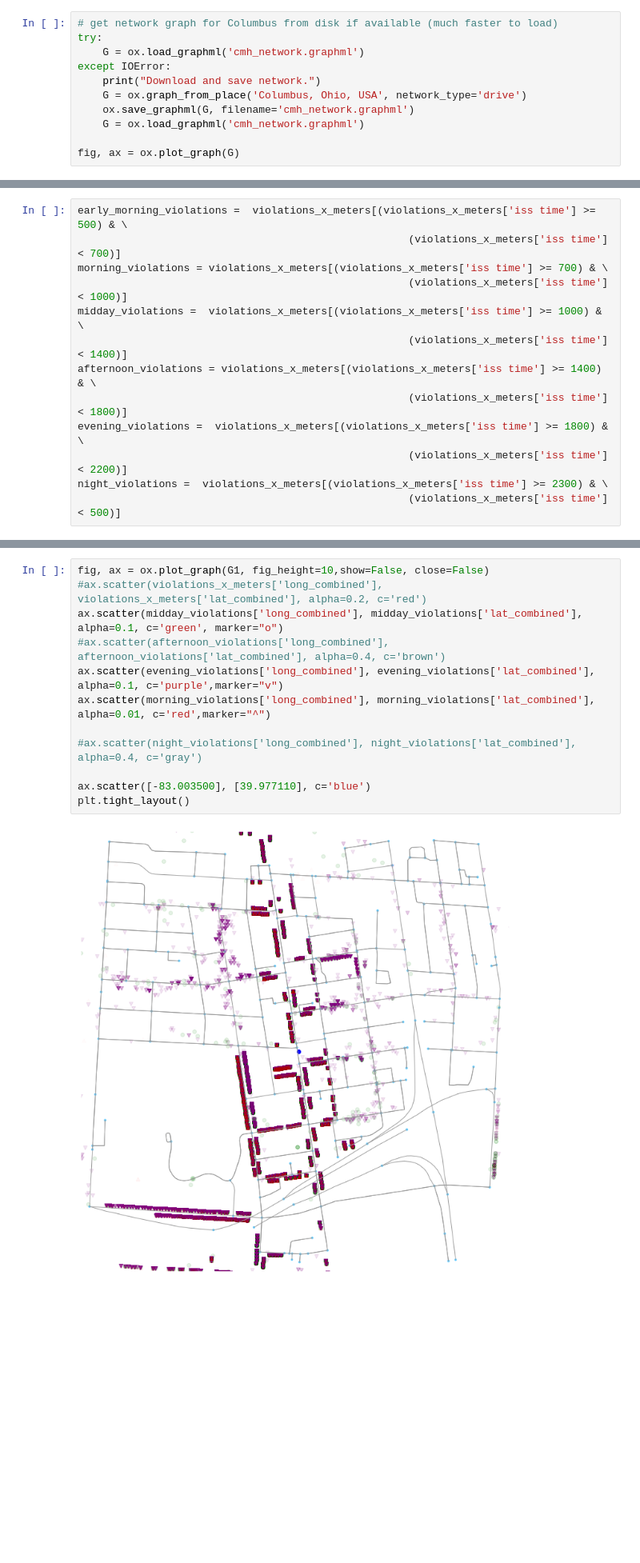
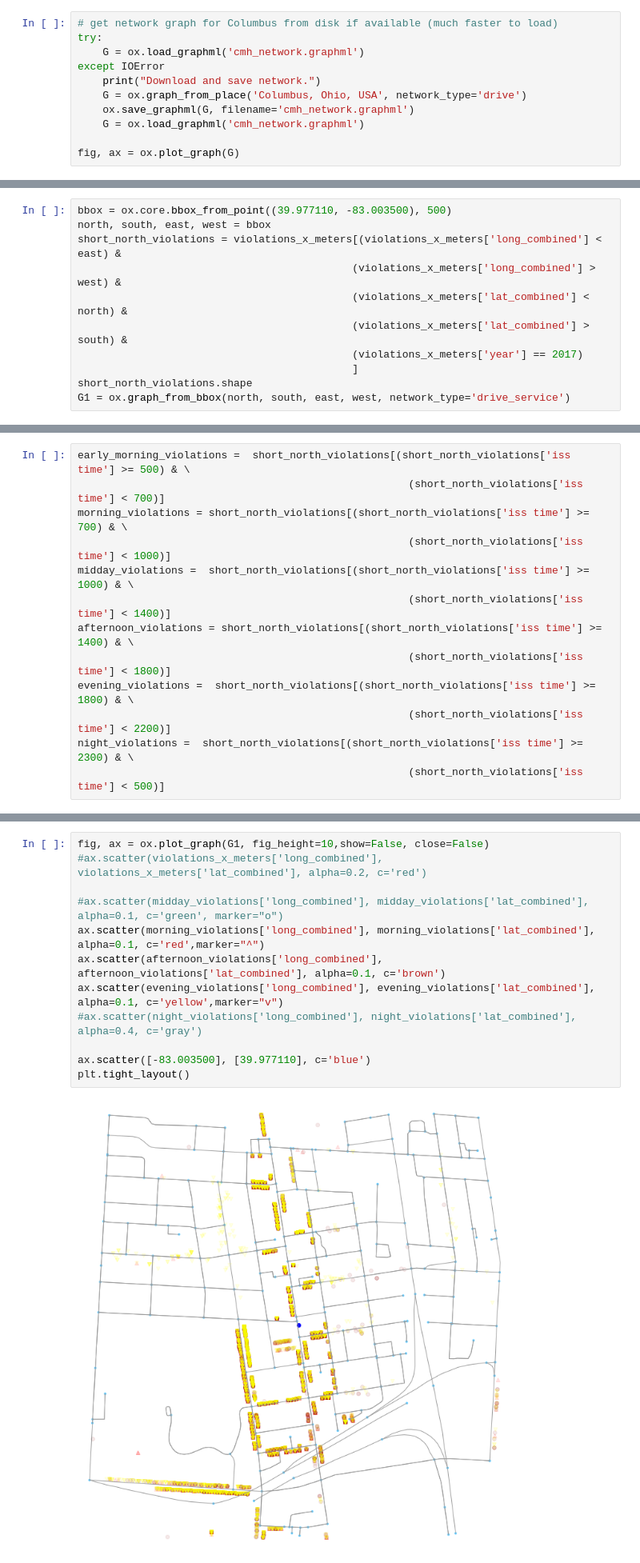
Before and after one commit to osofariu/cmh-parking-tickets, a Jupyter notebook: notebooks/Cmh_Parking_Violation.ipynb, the cells around one changed output, grey strips where cells are left out. Shown at 80% size. Saved outputs shown, nothing was run; the diff lists cells and outputs as text; blank space fills up the shorter version.

```diff
--- a/notebooks/Cmh_Parking_Violation.ipynb
+++ b/notebooks/Cmh_Parking_Violation.ipynb
@@ -197,7 +217,7 @@ ax.minorticks_on()
 # get network graph for Columbus from disk if available (much faster to load)
 try:
     G = ox.load_graphml('cmh_network.graphml')
-except IOError:
+except IOError
     print("Download and save network.")
     G = ox.graph_from_place('Columbus, Ohio, USA', network_type='drive')
     ox.save_graphml(G, filename='cmh_network.graphml')
@@ -327,3 +365,14 @@ ax.scatter(violations_x_meters['long_combined'], violations_x_meters['lat_combin
 # %% [output]
 <matplotlib.collections.PathCollection at 0x...>
 [figure]
+# %%
+bbox = ox.core.bbox_from_point((39.977110, -83.003500), 500)
+north, south, east, west = bbox
+short_north_violations = violations_x_meters[(violations_x_meters['long_combined'] < east) &
+                                            (violations_x_meters['long_combined'] > west) &
+                                            (violations_x_meters['lat_combined'] < north) &
+                                            (violations_x_meters['lat_combined'] > south) &
+                                            (violations_x_meters['year'] == 2017)
+                                            ]
+short_north_violations.shape
+G1 = ox.graph_from_bbox(north, south, east, west, network_type='drive_service')
@@ -330,16 +383,16 @@ ax.scatter(violations_x_meters['long_combined'], violations_x_meters['lat_combin
 # %%
-early_morning_violations =  violations_x_meters[(violations_x_meters['iss time'] >= 500) & \
-                                                     (violations_x_meters['iss time'] < 700)]
-morning_violations = violations_x_meters[(violations_x_meters['iss time'] >= 700) & \
-                                                     (violations_x_meters['iss time'] < 1000)]
-midday_violations =  violations_x_meters[(violations_x_meters['iss time'] >= 1000) & \
-                                                     (violations_x_meters['iss time'] < 1400)]
-afternoon_violations = violations_x_meters[(violations_x_meters['iss time'] >= 1400) & \
-                                                     (violations_x_meters['iss time'] < 1800)]
-evening_violations =  violations_x_meters[(violations_x_meters['iss time'] >= 1800) & \
-                                                     (violations_x_meters['iss time'] < 2200)]
-night_violations =  violations_x_meters[(violations_x_meters['iss time'] >= 2300) & \
-                                                     (violations_x_meters['iss time'] < 500)]
+early_morning_violations =  short_north_violations[(short_north_violations['iss time'] >= 500) & \
+                                                     (short_north_violations['iss time'] < 700)]
+morning_violations = short_north_violations[(short_north_violations['iss time'] >= 700) & \
+                                                     (short_north_violations['iss time'] < 1000)]
+midday_violations =  short_north_violations[(short_north_violations['iss time'] >= 1000) & \
+                                                     (short_north_violations['iss time'] < 1400)]
+afternoon_violations = short_north_violations[(short_north_violations['iss time'] >= 1400) & \
+                                                     (short_north_violations['iss time'] < 1800)]
+evening_violations =  short_north_violations[(short_north_violations['iss time'] >= 1800) & \
+                                                     (short_north_violations['iss time'] < 2200)]
+night_violations =  short_north_violations[(short_north_violations['iss time'] >= 2300) & \
+                                                     (short_north_violations['iss time'] < 500)]
 # %% [markdown]
 #### Create bounding box 1 mile around the Forge, and plot violations around this area
 # %%
@@ -353,15 +402,15 @@ G1 = ox.graph_from_bbox(north, south, east, west, network_type='drive_service')
 # %%
 fig, ax = ox.plot_graph(G1, fig_height=10,show=False, close=False)
 #ax.scatter(violations_x_meters['long_combined'], violations_x_meters['lat_combined'], alpha=0.2, c='red')
-ax.scatter(midday_violations['long_combined'], midday_violations['lat_combined'], alpha=0.1, c='green', marker="o")
-#ax.scatter(afternoon_violations['long_combined'], afternoon_violations['lat_combined'], alpha=0.4, c='brown')
-ax.scatter(evening_violations['long_combined'], evening_violations['lat_combined'], alpha=0.1, c='purple',marker="v")
-ax.scatter(morning_violations['long_combined'], morning_violations['lat_combined'], alpha=0.01, c='red',marker="^")
 
+#ax.scatter(midday_violations['long_combined'], midday_violations['lat_combined'], alpha=0.1, c='green', marker="o")
+ax.scatter(morning_violations['long_combined'], morning_violations['lat_combined'], alpha=0.1, c='red',marker="^")
+ax.scatter(afternoon_violations['long_combined'], afternoon_violations['lat_combined'], alpha=0.1, c='brown')
+ax.scatter(evening_violations['long_combined'], evening_violations['lat_combined'], alpha=0.1, c='yellow',marker="v")
 #ax.scatter(night_violations['long_combined'], night_violations['lat_combined'], alpha=0.4, c='gray')
 
 ax.scatter([-83.003500], [39.977110], c='blue')
 plt.tight_layout()
 # %% [output]
-[figure, old version]
+[figure, new version]
 # %%
```
Also changed, not shown: parts of 27 cells of this notebook.
